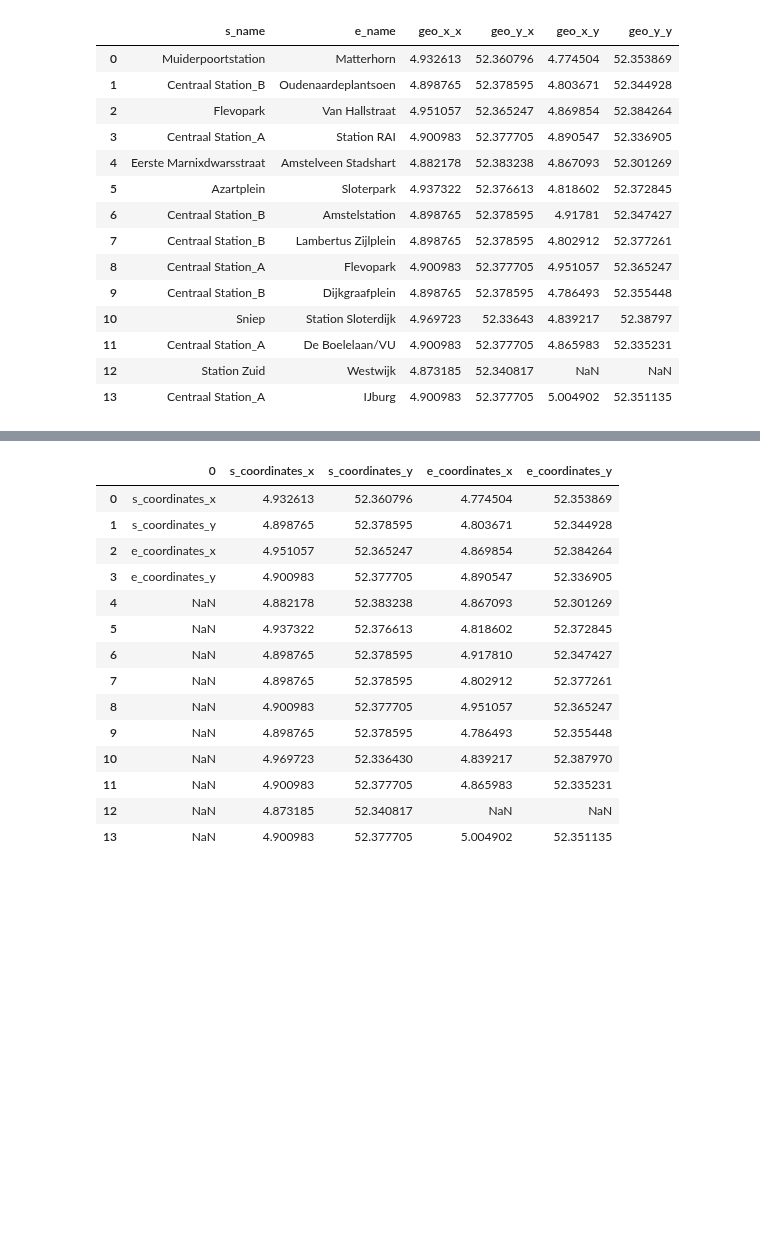
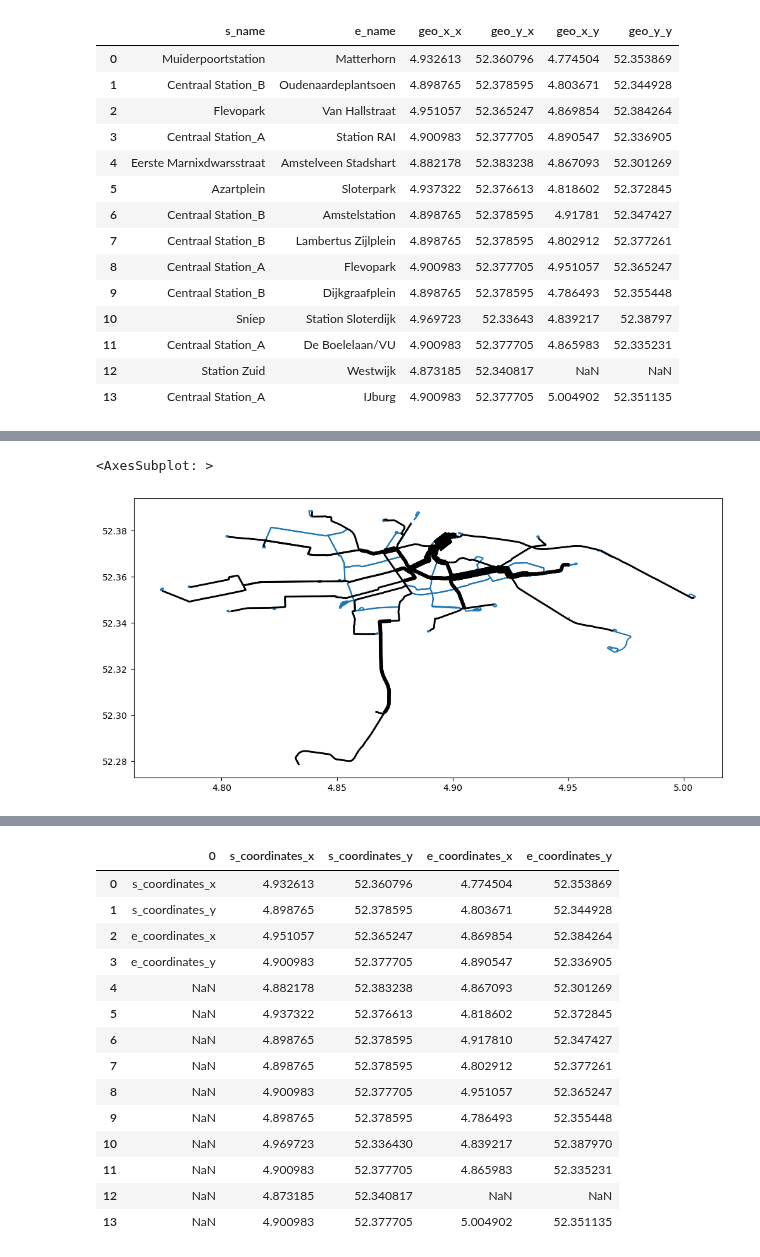
Before and after one commit to SYuGao/uvmt, a Jupyter notebook: notebooks/am_tram_network_modelling.ipynb, the cells around one changed output, grey strips where cells are left out. Cells and saved outputs as stored; diff of their text form; code cells hidden in the pictures; blank space fills up the shorter version.

```diff
--- a/notebooks/am_tram_network_modelling.ipynb
+++ b/notebooks/am_tram_network_modelling.ipynb
@@ -896,0 +953,4 @@ am_tram_coordinates_pairs
+# %%
+am_tram_coordinates_pairs = pd.DataFrame()
+am_tram_coordinates_pairs['s_coordinates'] = list(zip(am_tram_coordinates.s_coordinates_x, am_tram_coordinates.s_coordinates_y))
+am_tram_coordinates_pairs['e_coordinates'] = list(zip(am_tram_coordinates.e_coordinates_x, am_tram_coordinates.e_coordinates_y))
@@ -896,0 +975,3 @@ am_tram_coordinates_pairs
+# %%
+am_tram_id_pairs = id_pairs(am_tram_coordinates_pairs,nodes)
+am_tram_id_pairs
@@ -896,0 +998,3 @@ am_tram_coordinates_pairs
+# %%
+am_tram_shortest_path_pairs = all_shortest_paths(am_tram_id_pairs,edges)
+am_tram_shortest_path_pairs
@@ -896,0 +1015,3 @@ am_tram_coordinates_pairs
+# %%
+duplicate_row_count, am_tram_shortest_path_edges, edges = edges_with_count_weight(am_tram_shortest_path_pairs,edges)
+#am_tram_shortest_path_edges, duplicate_row_count
@@ -896,0 +1020,8 @@ am_tram_coordinates_pairs
+# %%
+fig, ax = plt.subplots(1, 1,figsize=(12,10))
+
+gpd.GeoDataFrame(edges.copy()).plot(ax=ax,zorder=0)
+gpd.GeoDataFrame(am_tram_shortest_path_edges.copy()).plot(ax=ax,color='black',zorder=1,linewidth=(am_tram_shortest_path_edges['count_weight'])*2)
+# %% [output]
+<AxesSubplot: >
+[figure, added]
```
Also changed, not shown: parts of 30 cells of this notebook, 5 other files.
